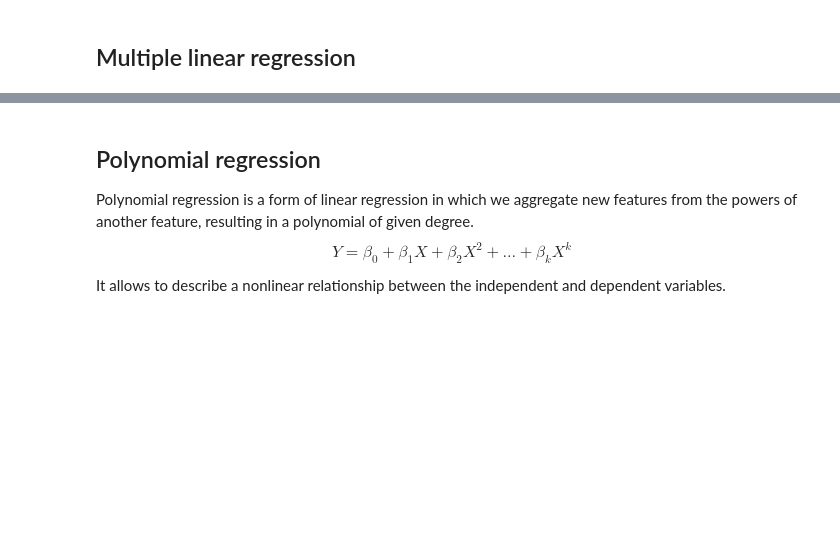
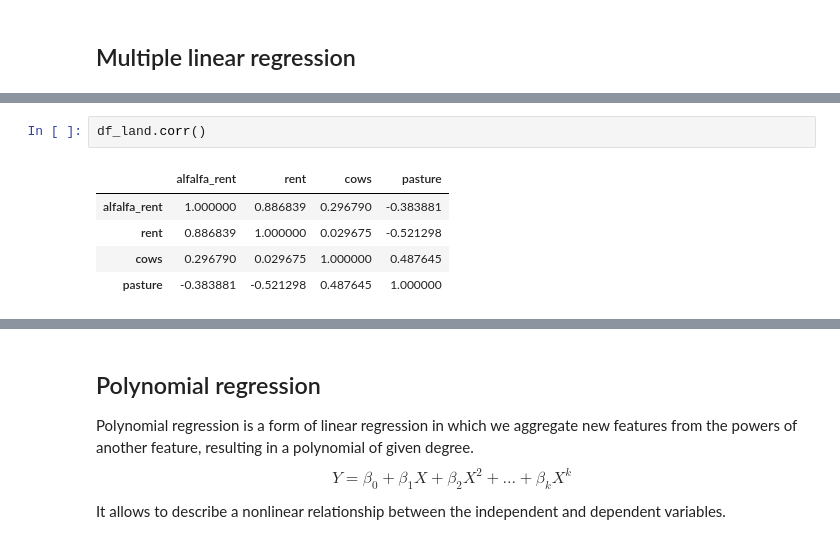
Before and after one commit to vdae2304/ML-DL, a Jupyter notebook: Regression/Linear regression.ipynb, the cells around one changed output, grey strips where cells are left out. Cells and saved outputs as stored; diff of their text form; blank space fills up the shorter version.

```diff
--- a/Regression/Linear regression.ipynb
+++ b/Regression/Linear regression.ipynb
@@ -230,0 +236,8 @@ From the first scatter plot we notice that the fuel consumption decreases as the
+# %%
+df_land.corr()
+# %% [output]
+|  | alfalfa_rent | rent | cows | pasture |
+| alfalfa_rent | 1.000000 | 0.886839 | 0.296790 | -0.383881 |
+| rent | 0.886839 | 1.000000 | 0.029675 | -0.521298 |
+| cows | 0.296790 | 0.029675 | 1.000000 | 0.487645 |
+| pasture | -0.383881 | -0.521298 | 0.487645 | 1.000000 |
```
Also changed, not shown: parts of 19 cells of this notebook, 2 other files.
